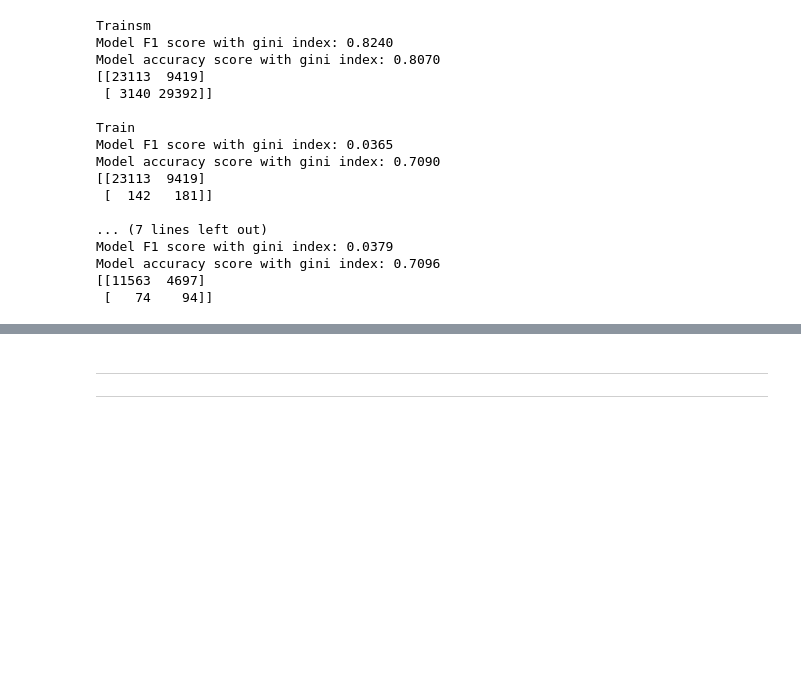
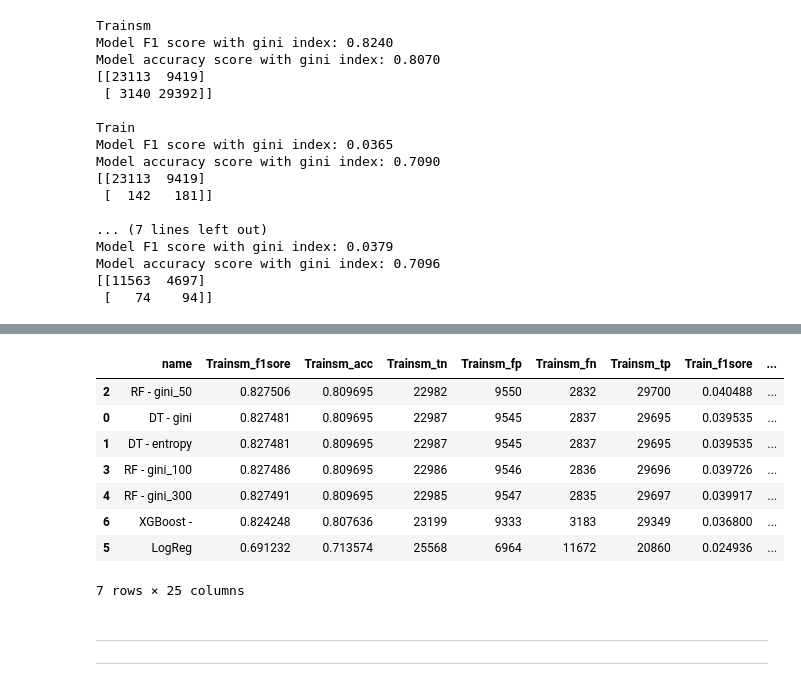
Before and after one commit to SilvanaKoga/tfm-uned-churn, a Jupyter notebook: Notebooks/DT_RF_XGBoost.ipynb, the cells around one changed output, grey strips where cells are left out. Drawn from its saved outputs; the diff is of its cells as text; code cells hidden in the pictures; blank space fills up the shorter version.

```diff
--- a/Notebooks/DT_RF_XGBoost.ipynb
+++ b/Notebooks/DT_RF_XGBoost.ipynb
@@ -1227,6 +1225,11 @@ xgb_clf = XGBClassifier(**params)
 
 # fit the classifier to the training data
 xgb_clf.fit(X_train, y_train)
+
+clf = DecisionTreeClassifier(criterion = "gini", max_depth = 5000, random_state= 42)
+
+
+clf.fit(X_train_sm, y_train_sm)
 # %% [output]
 XGBClassifier(alpha=10, base_score=None, booster=None, callbacks=None,
               colsample_bylevel=None, colsample_bynode=None,
@@ -1344,3 +1507,17 @@ Model accuracy score with gini index: 0.7096
+# %%
+res_df = pd.DataFrame.from_records(results)
+res_df = res_df.sort_values(by="Test_f1sore", ascending=False)
+res_df
+# %% [output]
+|  | name | Trainsm_f1sore | Trainsm_acc | Trainsm_tn | Trainsm_fp | Trainsm_fn | Trainsm_tp | Train_f1sore | ... |
+| 2 | RF - gini_50 | 0.827506 | 0.809695 | 22982 | 9550 | 2832 | 29700 | 0.040488 | ... |
+| 0 | DT - gini | 0.827481 | 0.809695 | 22987 | 9545 | 2837 | 29695 | 0.039535 | ... |
+| 1 | DT - entropy | 0.827481 | 0.809695 | 22987 | 9545 | 2837 | 29695 | 0.039535 | ... |
+| 3 | RF - gini_100 | 0.827486 | 0.809695 | 22986 | 9546 | 2836 | 29696 | 0.039726 | ... |
+| 4 | RF - gini_300 | 0.827491 | 0.809695 | 22985 | 9547 | 2835 | 29697 | 0.039917 | ... |
+| 6 | XGBoost - | 0.824248 | 0.807636 | 23199 | 9333 | 3183 | 29349 | 0.036800 | ... |
+| 5 | LogReg | 0.691232 | 0.713574 | 25568 | 6964 | 11672 | 20860 | 0.024936 | ... |
+7 rows × 25 columns
 # %% [markdown]
 --------
 --------
```
Also changed, not shown: parts of 8 cells of this notebook, 4 other files.
